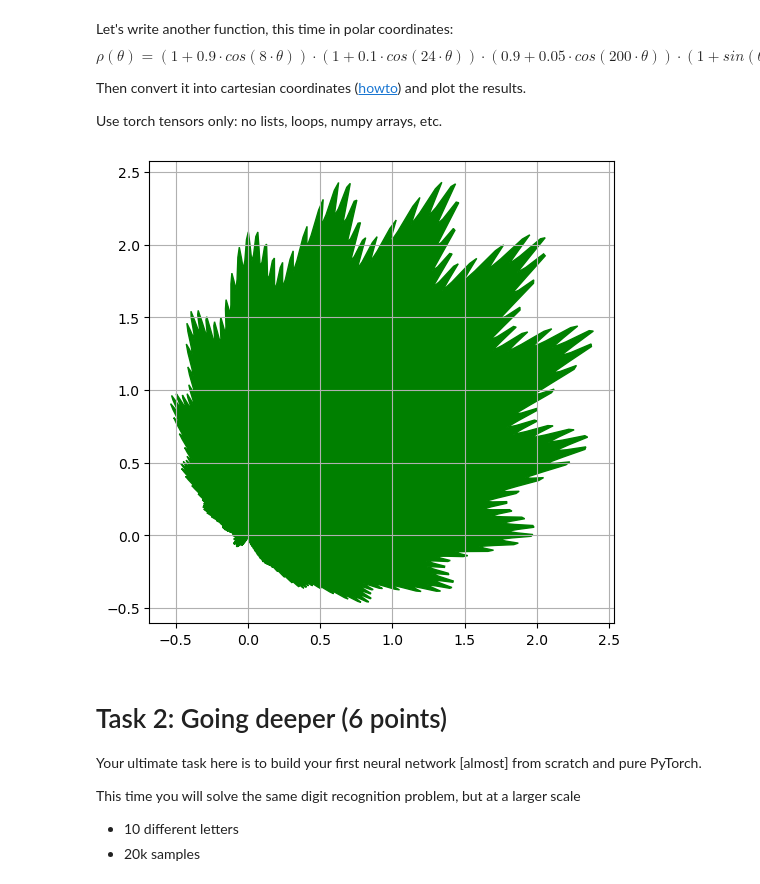
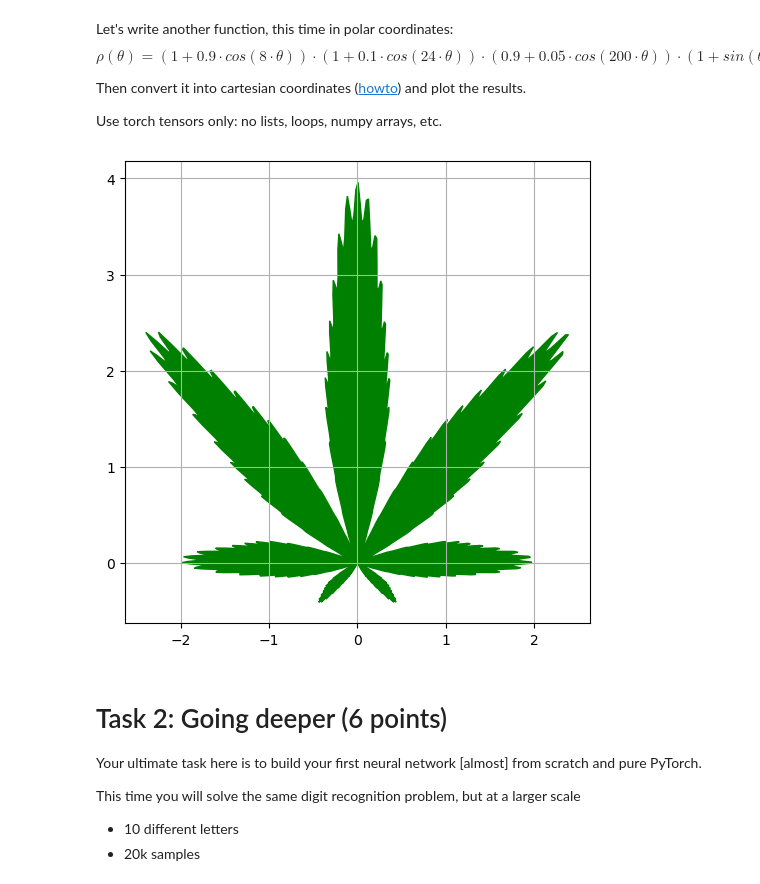
Before and after one commit to i80287/deep-learning-course, a Jupyter notebook: hw01/1_Hw_Students.ipynb, the cells around one changed output. Drawn from its saved outputs; the diff is of its cells as text; code cells hidden in the pictures.

```diff
--- a/hw01/1_Hw_Students.ipynb
+++ b/hw01/1_Hw_Students.ipynb
@@ -33,19 +33,19 @@ Use torch tensors only: no lists, loops, numpy arrays, etc.
 # %%
 theta = torch.linspace(-np.pi, np.pi, steps=1000)
 
 # compute rho(theta) as per formula above
-rho = (1 + 0.9 * torch.cos(theta)) * (1 + 0.1 * torch.cos(24 * theta)) * (0.9 + 0.05 * torch.cos(200 * theta)) * (1 + torch.sin(theta))
+rho = (1 + 0.9 * torch.cos(8 * theta)) * (1 + 0.1 * torch.cos(24 * theta)) * (0.9 + 0.05 * torch.cos(200 * theta)) * (1 + torch.sin(theta))
 
 # Now convert polar (rho, theta) pairs into cartesian (x,y) to plot them.
 x = rho * torch.cos(theta)
 y = rho * torch.sin(theta)
 
 
 plt.figure(figsize=[6, 6])
 plt.fill(x.numpy(), y.numpy(), color='green')
 plt.grid()
 # %% [output]
-[figure, old version]
+[figure, new version]
 # %% [markdown]
 # Task 2: Going deeper (6 points)
 
```
Also changed, not shown: parts of 19 cells of this notebook, 1 other file.
